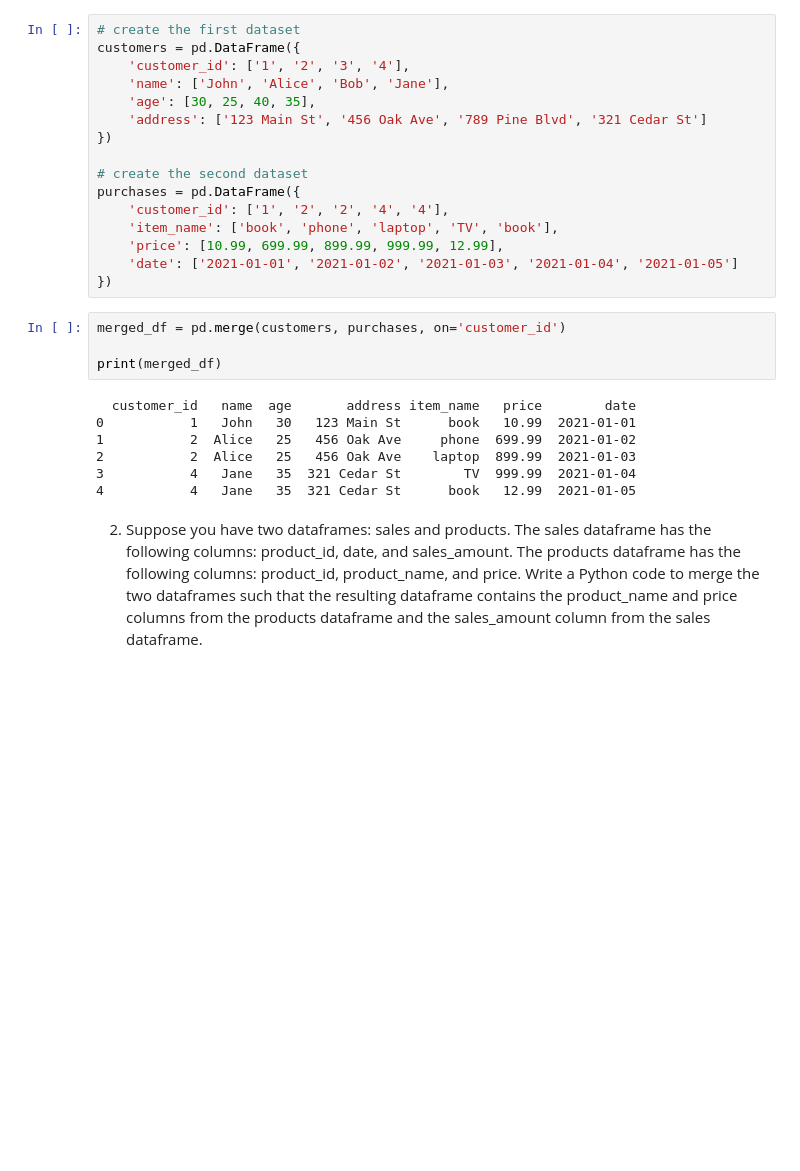
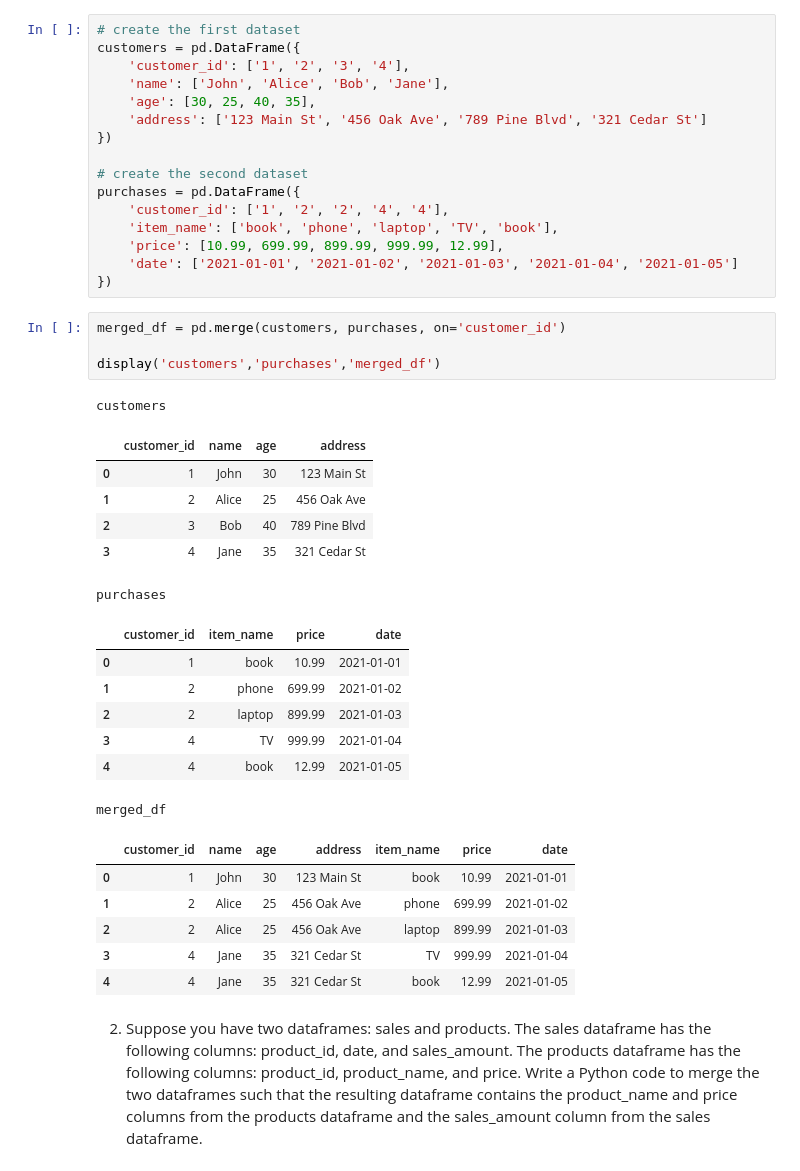
Before and after one commit to rcpsilva/Python_For_Data_Science, a Jupyter notebook: 2022-2/Python Notebooks/6_notebook_pandas_combining_datasets.ipynb, the cells around one changed output. Saved outputs shown, nothing was run; the diff lists cells and outputs as text; blank space fills up the shorter version.

```diff
--- a/2022-2/Python Notebooks/6_notebook_pandas_combining_datasets.ipynb
+++ b/2022-2/Python Notebooks/6_notebook_pandas_combining_datasets.ipynb
@@ -959,14 +813,28 @@ purchases = pd.DataFrame({
 # %%
 merged_df = pd.merge(customers, purchases, on='customer_id')
 
-print(merged_df)
+display('customers','purchases','merged_df')
 # %% [output]
-  customer_id   name  age       address item_name   price        date
-0           1   John   30   123 Main St      book   10.99  2021-01-01
-1           2  Alice   25   456 Oak Ave     phone  699.99  2021-01-02
-2           2  Alice   25   456 Oak Ave    laptop  899.99  2021-01-03
-3           4   Jane   35  321 Cedar St        TV  999.99  2021-01-04
-4           4   Jane   35  321 Cedar St      book   12.99  2021-01-05
+customers
+|  | customer_id | name | age | address |
+| 0 | 1 | John | 30 | 123 Main St |
+| 1 | 2 | Alice | 25 | 456 Oak Ave |
+| 2 | 3 | Bob | 40 | 789 Pine Blvd |
+| 3 | 4 | Jane | 35 | 321 Cedar St |
+purchases
+|  | customer_id | item_name | price | date |
+| 0 | 1 | book | 10.99 | 2021-01-01 |
+| 1 | 2 | phone | 699.99 | 2021-01-02 |
+| 2 | 2 | laptop | 899.99 | 2021-01-03 |
+| 3 | 4 | TV | 999.99 | 2021-01-04 |
+| 4 | 4 | book | 12.99 | 2021-01-05 |
+merged_df
+|  | customer_id | name | age | address | item_name | price | date |
+| 0 | 1 | John | 30 | 123 Main St | book | 10.99 | 2021-01-01 |
+| 1 | 2 | Alice | 25 | 456 Oak Ave | phone | 699.99 | 2021-01-02 |
+| 2 | 2 | Alice | 25 | 456 Oak Ave | laptop | 899.99 | 2021-01-03 |
+| 3 | 4 | Jane | 35 | 321 Cedar St | TV | 999.99 | 2021-01-04 |
+| 4 | 4 | Jane | 35 | 321 Cedar St | book | 12.99 | 2021-01-05 |
 # %% [markdown]
 2. Suppose you have two dataframes: sales and products. The sales dataframe has the following columns: product_id, date, and sales_amount. The products dataframe has the following columns: product_id, product_name, and price. Write a Python code to merge the two dataframes such that the resulting dataframe contains the product_name and price columns from the products dataframe and the sales_amount column from the sales dataframe.
 # %%
```
Also changed, not shown: parts of 19 cells of this notebook, 1 other file.
